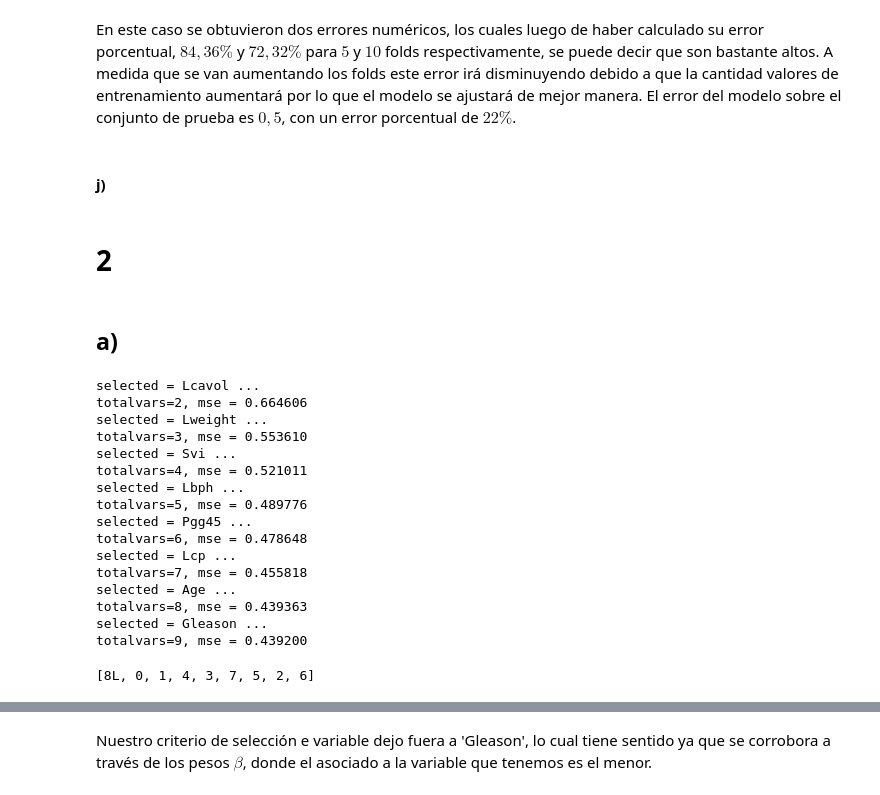
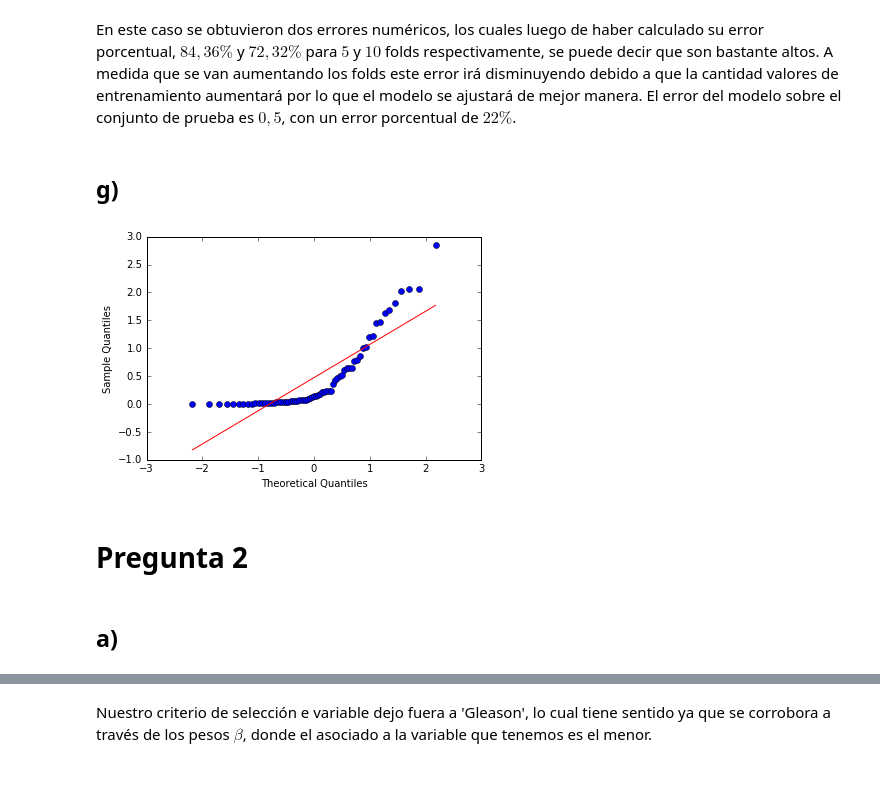
Before and after one commit to Jencks/ML-Tarea1, a Jupyter notebook: Informe Final.ipynb, the cells around one changed output, grey strips where cells are left out. Cells and saved outputs as stored; diff of their text form; code cells hidden in the pictures.

```diff
--- a/Informe Final.ipynb
+++ b/Informe Final.ipynb
@@ -121,5 +105,3 @@ Para lograr definir la variable más importante, se considera la que tiene el ma
 # %% [markdown]
 En este caso se obtuvieron dos errores numéricos, los cuales luego de haber calculado su error porcentual, $84,36\%$ y $72,32\%$ para $5$ y $10$ folds respectivamente, se puede decir que son bastante altos. A medida que se van aumentando los folds este error irá disminuyendo debido a que la cantidad valores de entrenamiento aumentará por lo que el modelo se ajustará de mejor manera.
 El error del modelo sobre el conjunto de prueba es $0,5$, con un error porcentual de $22\%$.
-# %% [markdown]
-<h4> j) </h4>
@@ -126,8 +156,29 @@ El error del modelo sobre el conjunto de prueba es $0,5$, con un error porcentua
+# %% [markdown]
+## g)
+# %%
+%matplotlib inline
+
+import statsmodels.api as sm
+import pylab
+
+yhat_train = linreg.predict(Xtrain)
+mse_train = np.power(yhat_train - ytrain, 2)
+
+sm.qqplot(mse_train, line='r')
+
+pylab.show()
+
+#asimetrica a la izquierda
+# %% [output]
+[figure, added]
 # %% [markdown]
-# 2
+# Pregunta 2
 # %% [markdown]
 ## a)
 # %%
+errorfss = []
+cantidadfss = []
+
 def fss(x, y, names_x, k = 10000):
     p = x.shape[1]-1
     k = min(p, k)
@@ -142,37 +193,29 @@ def fss(x, y, names_x, k = 10000):
             model = lm.LinearRegression(fit_intercept=False)
             indexes = selected + [candidate]
             x_train = x[:,indexes]
-            predictions_train = model.fit(x_train, y).predict(x_train)
-            residuals_train = predictions_train - y
-            mse_candidate = np.mean(np.power(residuals_train, 2))
+            #predictions_train = model.fit(x_train, y).predict(x_train)
+            #residuals_train = predictions_train - y
+            k_fold = cross_validation.KFold(len(x_train),30)
+            mse_candidate = 0
+            for j, (train, val) in enumerate(k_fold):
+                linreg = lm.LinearRegression(fit_intercept = False)
+                linreg.fit(x_train[train], y[train])
+                yhat_val = linreg.predict(x_train[val])
+                mse_fold = np.mean(np.power(yhat_val - y[val], 2))
+                mse_candidate += mse_fold
+            mse_candidate = mse_candidate/30
+            #mse_candidate = np.mean(np.power(residuals_train, 2))
             score_candidates.append((mse_candidate, candidate))
 
+
+        cantidadfss.append(len(selected))
         score_candidates.sort()
         score_candidates[:] = score_candidates[::-1]
         best_new_score, best_candidate = score_candidates.pop()
         remaining.remove(best_candidate)
         selected.append(best_candidate)
+        errorfss.append(best_new_score)
+
         print "selected = %s ..."%names_x[best_candidate]
-        print "totalvars=%d, mse = %f"%(len(indexes),best_new_score)
+        print "totalvars=%d, mse = %f"%(len(indexes)-1,best_new_score)
     return selected
-
-names_regressors = ["Lcavol", "Lweight", "Age", "Lbph", "Svi", "Lcp", "Gleason", "Pgg45"]
-fss(Xm,ym,names_regressors)
-# %% [output]
-selected = Lcavol ...
-totalvars=2, mse = 0.664606
-selected = Lweight ...
-totalvars=3, mse = 0.553610
-selected = Svi ...
-totalvars=4, mse = 0.521011
-selected = Lbph ...
-totalvars=5, mse = 0.489776
-selected = Pgg45 ...
-totalvars=6, mse = 0.478648
-selected = Lcp ...
-totalvars=7, mse = 0.455818
-selected = Age ...
-totalvars=8, mse = 0.439363
-selected = Gleason ...
-totalvars=9, mse = 0.439200
-[8L, 0, 1, 4, 3, 7, 5, 2, 6]
```
Also changed, not shown: parts of 27 cells of this notebook.
